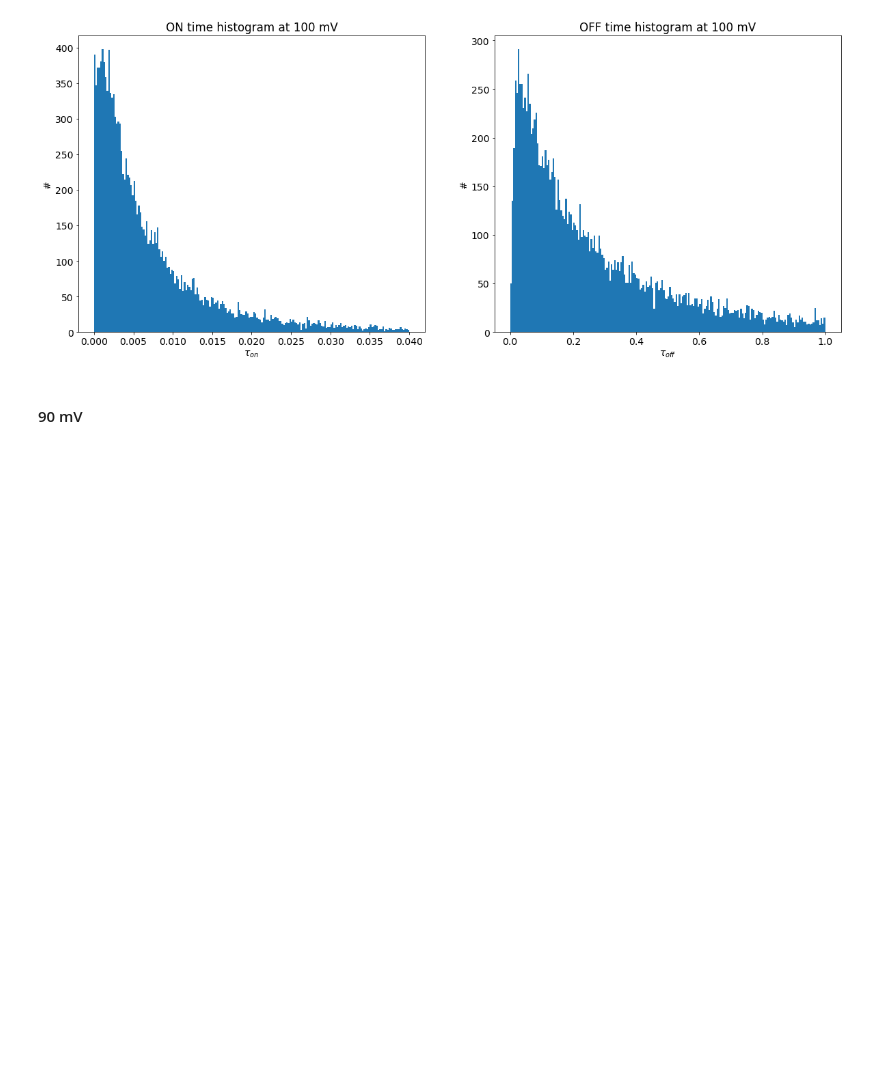
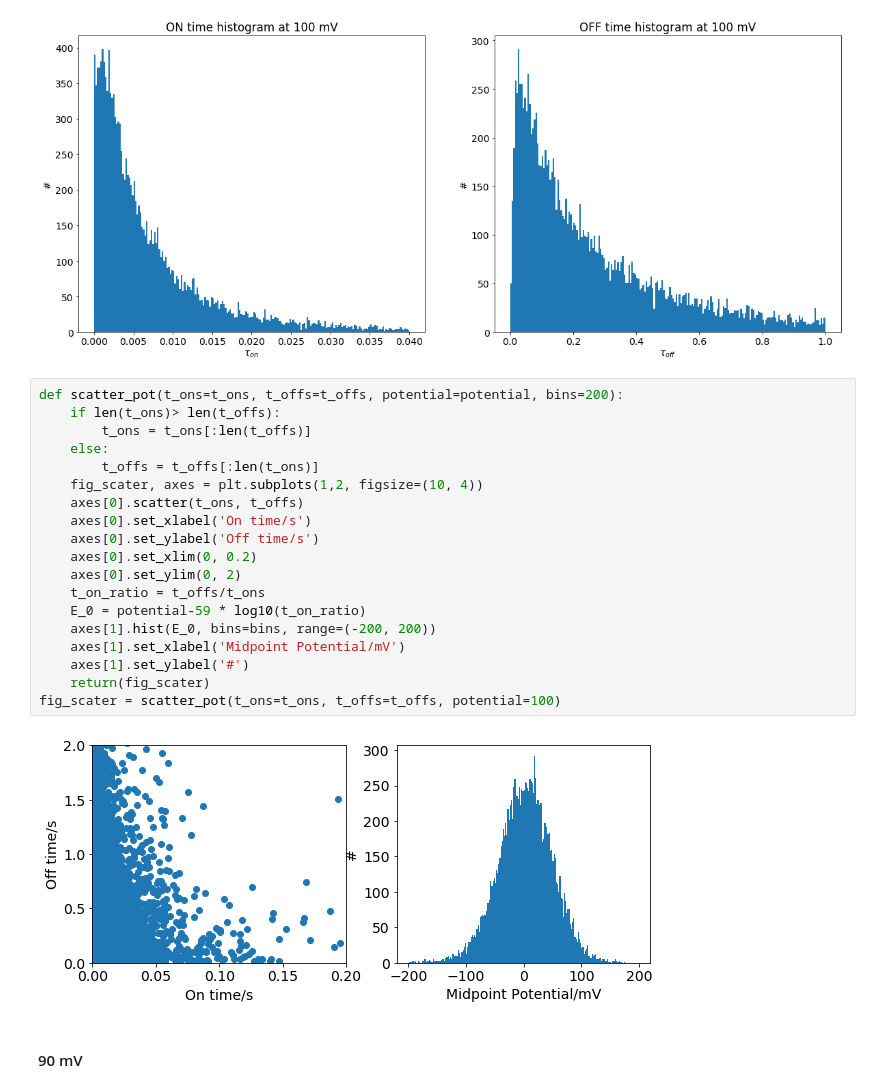
Before and after one commit to biswajitSM/Azurin_SM_repo, a Jupyter notebook: Analysis/Analysis_General.ipynb, the cells around one changed output. Drawn from its saved outputs; the diff is of its cells as text; blank space fills up the shorter version.

```diff
--- a/Analysis/Analysis_General.ipynb
+++ b/Analysis/Analysis_General.ipynb
@@ -883,6 +883,27 @@ t_ons, t_offs, n_on, bins_on, n_off, bins_off = histogram_on_off_all_folder(fold
 em.plot file of 2.0 with potential [100] doesnt exist
 em.plot file of 15.0 with potential [100] doesnt exist
 [figure]
+# %%
+def scatter_pot(t_ons=t_ons, t_offs=t_offs, potential=potential, bins=200):
+    if len(t_ons)> len(t_offs):
+        t_ons = t_ons[:len(t_offs)]
+    else:
+        t_offs = t_offs[:len(t_ons)]
+    fig_scater, axes = plt.subplots(1,2, figsize=(10, 4))
+    axes[0].scatter(t_ons, t_offs)
+    axes[0].set_xlabel('On time/s')
+    axes[0].set_ylabel('Off time/s')
+    axes[0].set_xlim(0, 0.2)
+    axes[0].set_ylim(0, 2)
+    t_on_ratio = t_offs/t_ons
+    E_0 = potential-59 * log10(t_on_ratio)
+    axes[1].hist(E_0, bins=bins, range=(-200, 200))
+    axes[1].set_xlabel('Midpoint Potential/mV')
+    axes[1].set_ylabel('#')
+    return(fig_scater)
+fig_scater = scatter_pot(t_ons=t_ons, t_offs=t_offs, potential=100)
+# %% [output]
+[figure, added]
 # %% [markdown]
 #### 90 mV
 # %%
```
Also changed, not shown: parts of 5 cells of this notebook, 8 other files.
